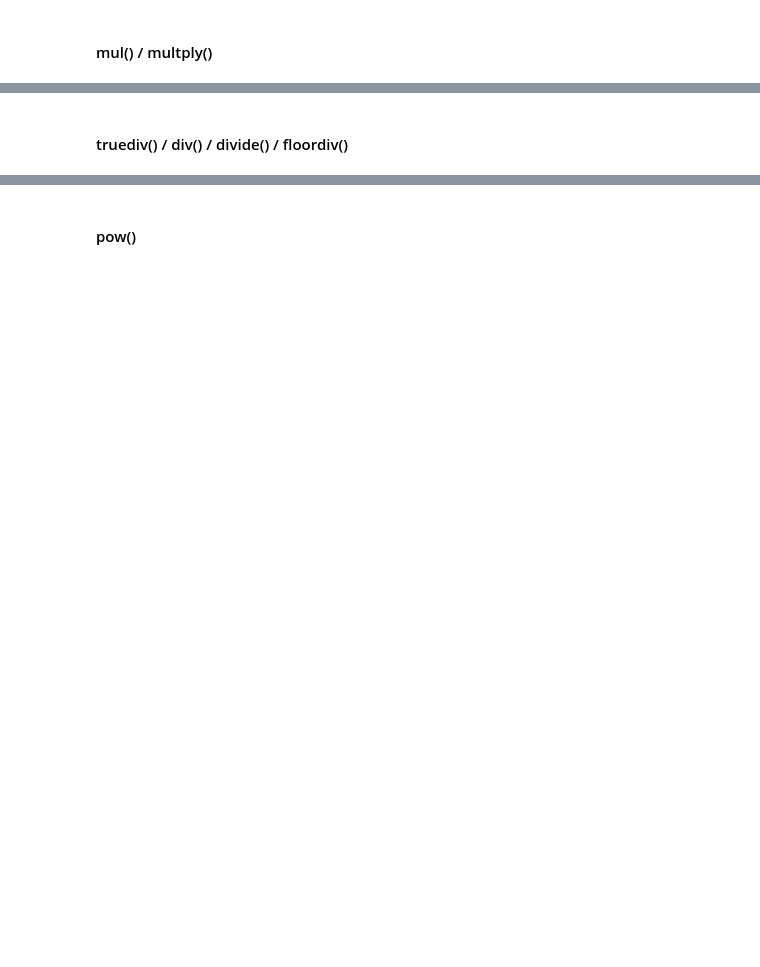
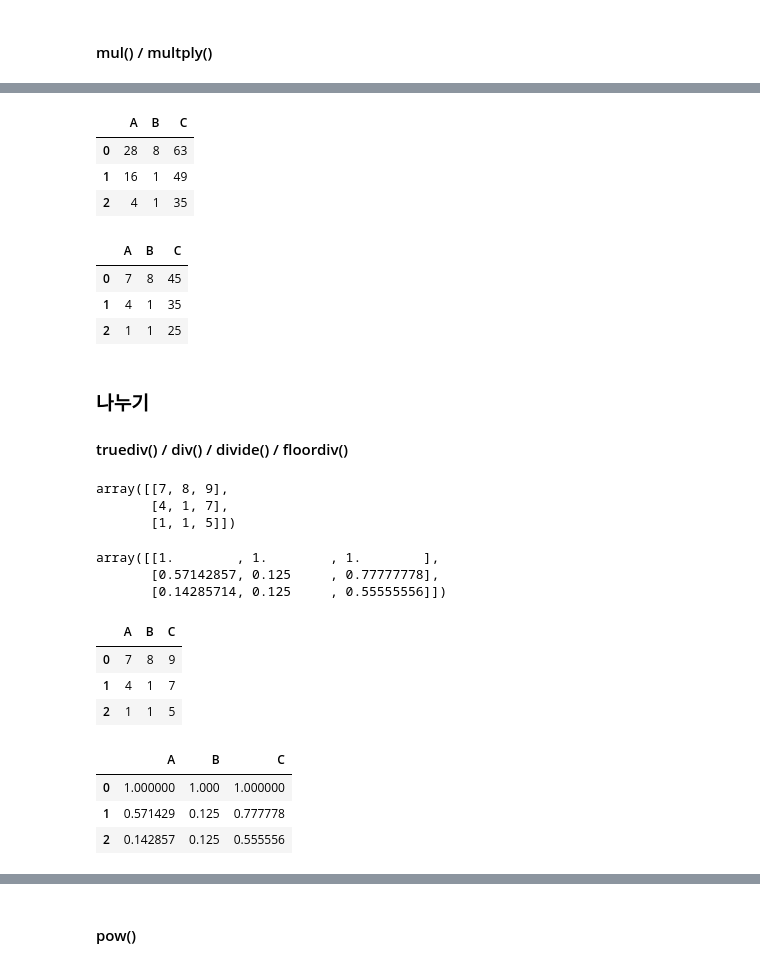
Before and after one commit to mkbahk/PandasLearning, a Jupyter notebook: _Pandas_한번에_제대로_배우기.ipynb, the cells around one changed output, grey strips where cells are left out. Drawn from its saved outputs; the diff is of its cells as text; code cells hidden in the pictures; blank space fills up the shorter version.

```diff
--- a/_Pandas_한번에_제대로_배우기.ipynb
+++ b/_Pandas_한번에_제대로_배우기.ipynb
@@ -1462,2 +1528,43 @@ df.add(df.iloc[0]) #전반적으로 NumPy에서 사용하는 연산자와 동일
+# %%
+df.mul(df.iloc[1])
+# %% [output]
+|  | A | B | C |
+| 0 | 28 | 8 | 63 |
+| 1 | 16 | 1 | 49 |
+| 2 | 4 | 1 | 35 |
+# %%
+df.multiply(df.iloc[2])
+# %% [output]
+|  | A | B | C |
+| 0 | 7 | 8 | 45 |
+| 1 | 4 | 1 | 35 |
+| 2 | 1 | 1 | 25 |
 # %% [markdown]
+### 나누기
 #### truediv() /  div() / divide() / floordiv()
+# %%
+a
+# %% [output]
+array([[7, 8, 9],
+       [4, 1, 7],
+       [1, 1, 5]])
+# %%
+a / a[0]
+# %% [output]
+array([[1.        , 1.        , 1.        ],
+       [0.57142857, 0.125     , 0.77777778],
+       [0.14285714, 0.125     , 0.55555556]])
+# %%
+df
+# %% [output]
+|  | A | B | C |
+| 0 | 7 | 8 | 9 |
+| 1 | 4 | 1 | 7 |
+| 2 | 1 | 1 | 5 |
+# %%
+df / df.iloc[0]
+# %% [output]
+|  | A | B | C |
+| 0 | 1.000000 | 1.000 | 1.000000 |
+| 1 | 0.571429 | 0.125 | 0.777778 |
+| 2 | 0.142857 | 0.125 | 0.555556 |
```
Also changed, not shown: parts of 26 cells of this notebook.
